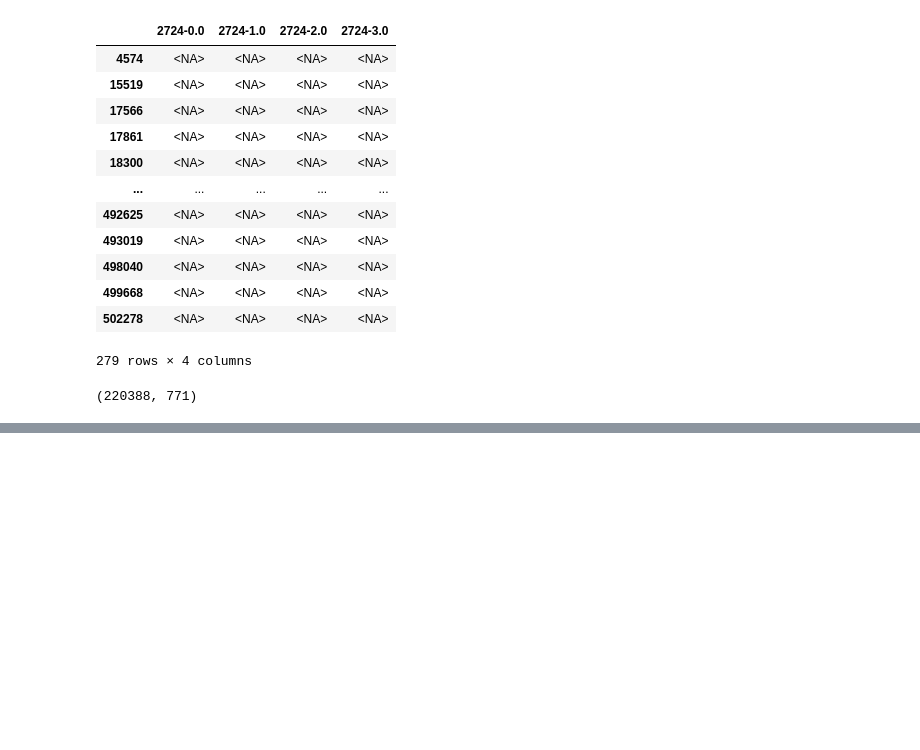
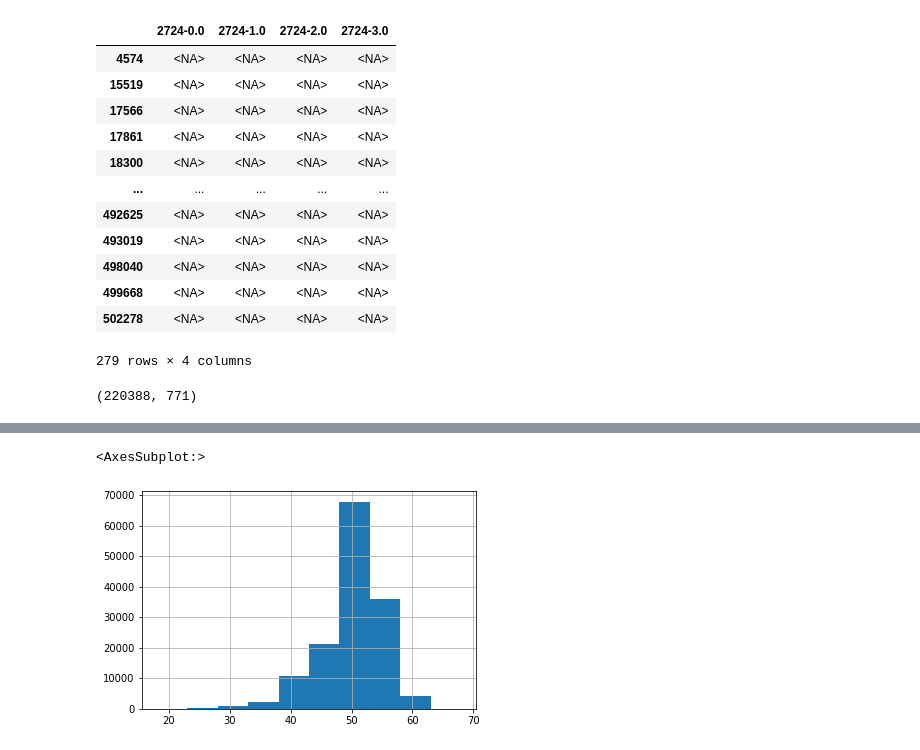
Before and after one commit to statgenetics/UKBB_GWAS_dev, a Jupyter notebook: workflow/051822_ARHI_sex_interaction.ipynb, the cells around one changed output, grey strips where cells are left out. Saved outputs shown, nothing was run; the diff lists cells and outputs as text; code cells hidden in the pictures; blank space fills up the shorter version.

```diff
--- a/workflow/051822_ARHI_sex_interaction.ipynb
+++ b/workflow/051822_ARHI_sex_interaction.ipynb
@@ -1839,0 +1978,7 @@ filtered.to_csv("~/UKBiobank/results/REGENIE_results/results_exome_data/051722_i
+# %%
+def find_age_menopause(row):
+    if len(row.dropna().unique()) ==1:
+            return row.dropna().unique()[0]
+    return pd.NA
+had["f3581"] = had[age_menopause].apply(find_age_menopause, axis=1)
+had.loc[:,age_menopause+["f3581"]]
@@ -1839,0 +2004,5 @@ filtered.to_csv("~/UKBiobank/results/REGENIE_results/results_exome_data/051722_i
+# %%
+had["f3581"].hist()
+# %% [output]
+<AxesSubplot:>
+[figure, added]
```
Also changed, not shown: parts of 44 cells of this notebook.
